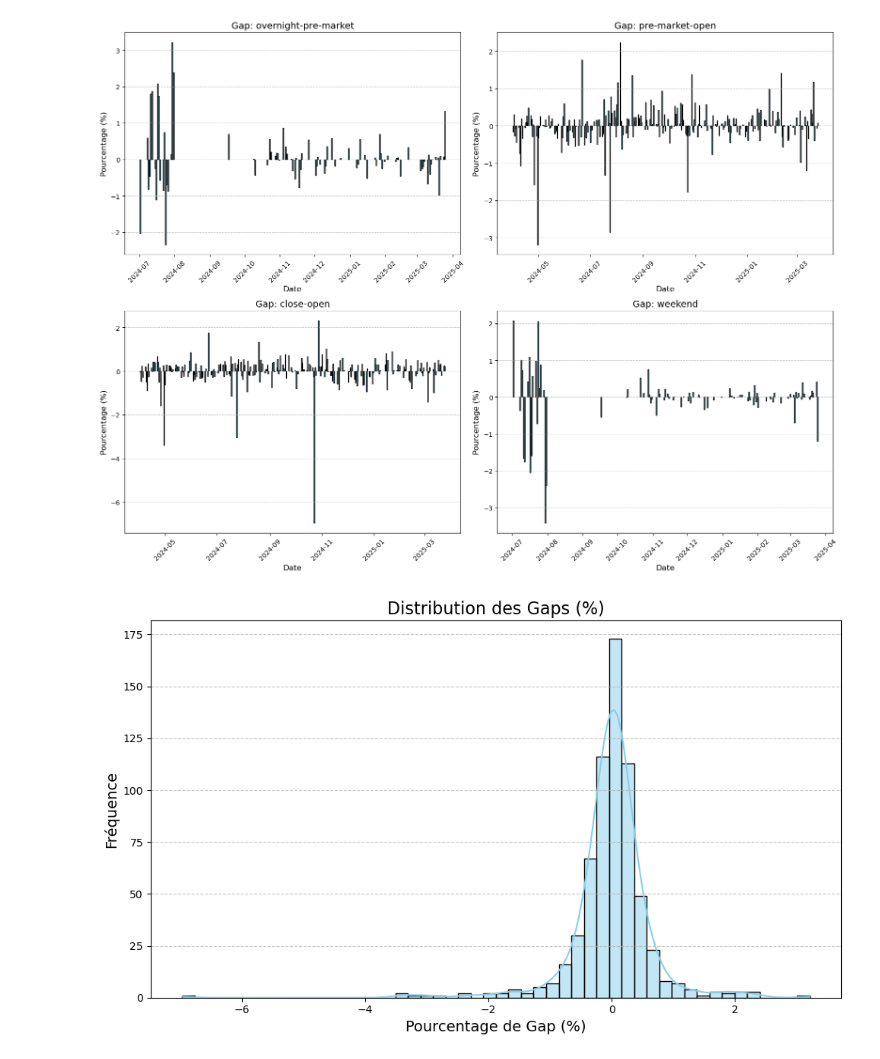
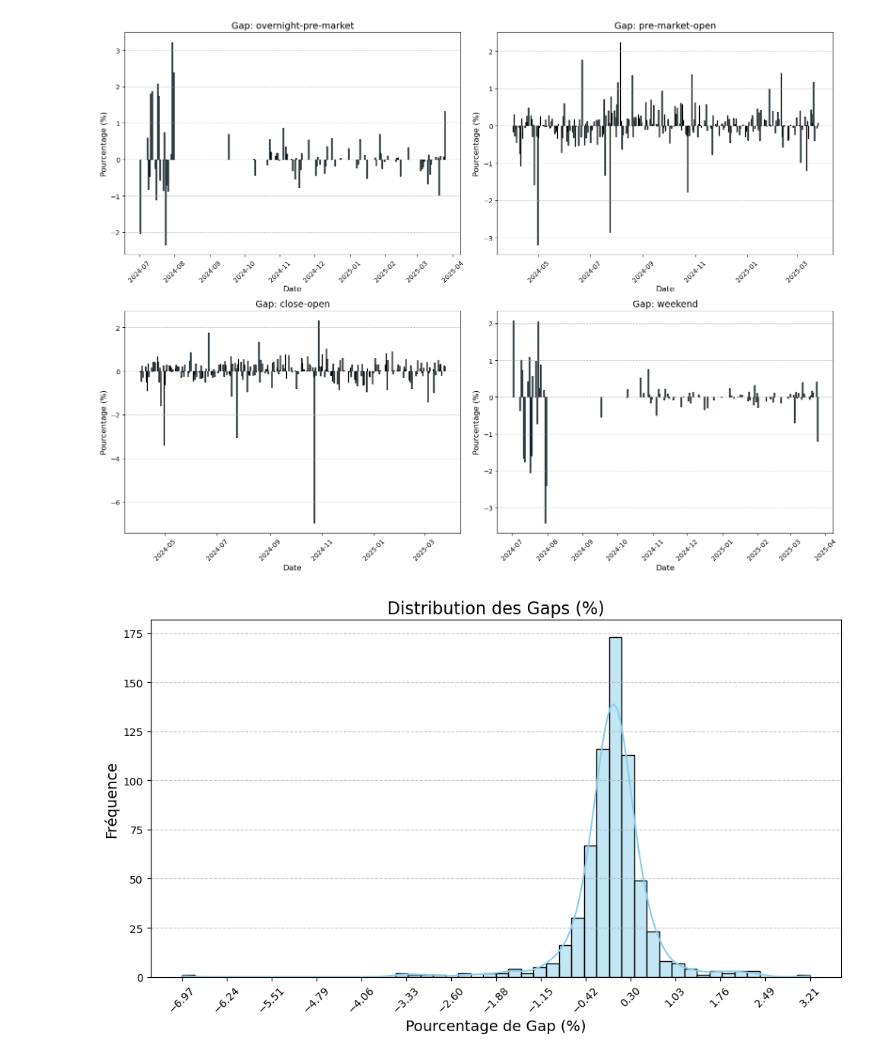
Before and after one commit to rvie17/global_competitor_analysis, a Jupyter notebook: gap_study/stocks_analysis.ipynb, the cells around one changed output. Drawn from its saved outputs; the diff is of its cells as text; code cells hidden in the pictures.

```diff
--- a/gap_study/stocks_analysis.ipynb
+++ b/gap_study/stocks_analysis.ipynb
@@ -164,14 +164,21 @@ plt.show()
 # %% [output]
 [figure]
 # %%
+import numpy as np
 # Distribution des gaps
 plt.figure(figsize=(10, 6))
 sns.histplot(gaps_df['gap_percent'], bins=50, kde=True, color='skyblue', edgecolor='black')
 plt.title("Distribution des Gaps (%)", fontsize=16)
 plt.xlabel("Pourcentage de Gap (%)", fontsize=14)
 plt.ylabel("Fréquence", fontsize=14)
+
+# Ajout de plus de graduations sur l'axe des abscisses
+gap_min = gaps_df['gap_percent'].min()
+gap_max = gaps_df['gap_percent'].max()
+plt.xticks(ticks=np.linspace(gap_min, gap_max, num=15), fontsize=10, rotation=45)
+
 plt.grid(axis='y', linestyle='--', alpha=0.7)
 plt.tight_layout()
 plt.show()
 # %% [output]
-[figure, old version]
+[figure, new version]
```
